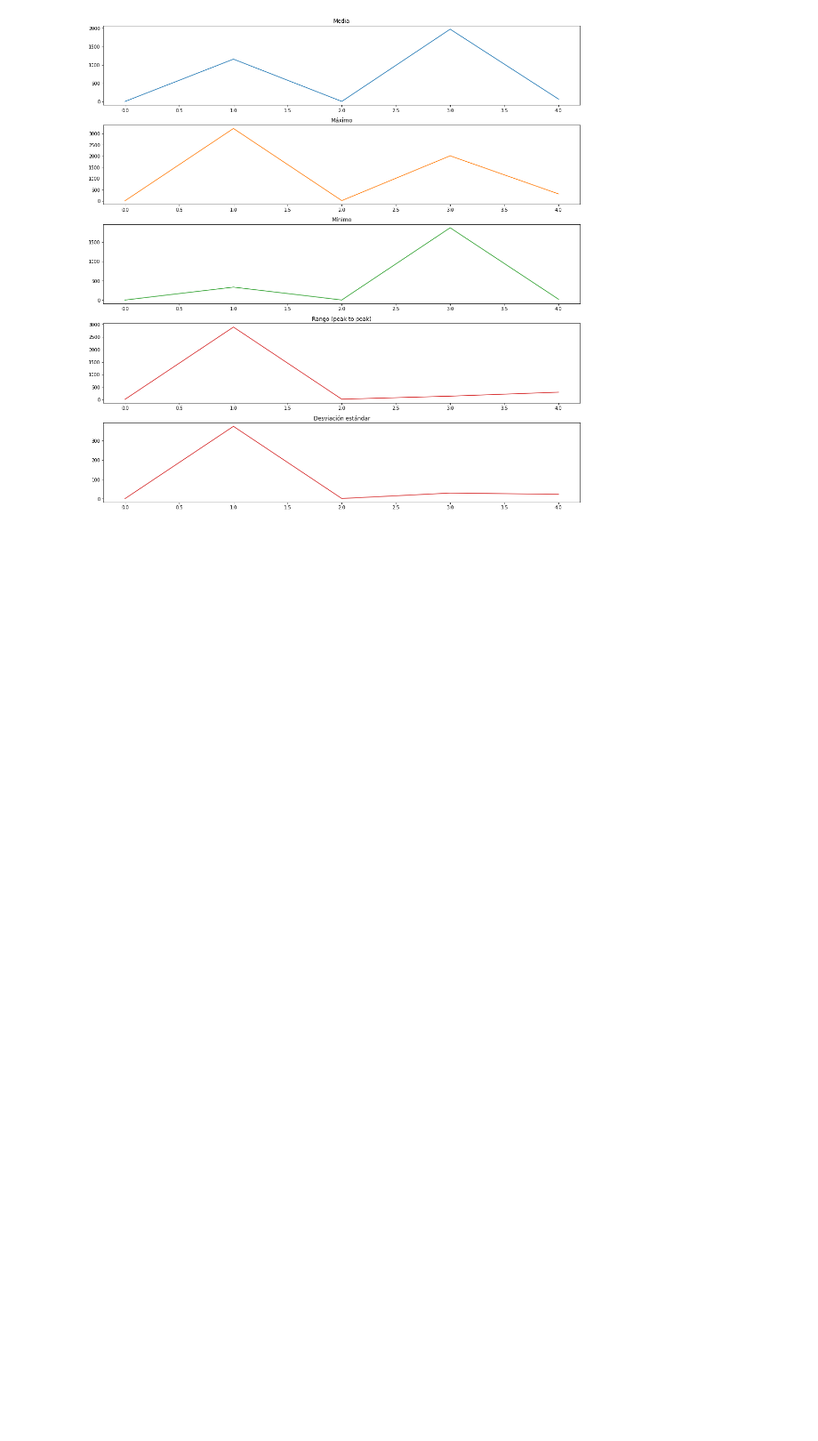
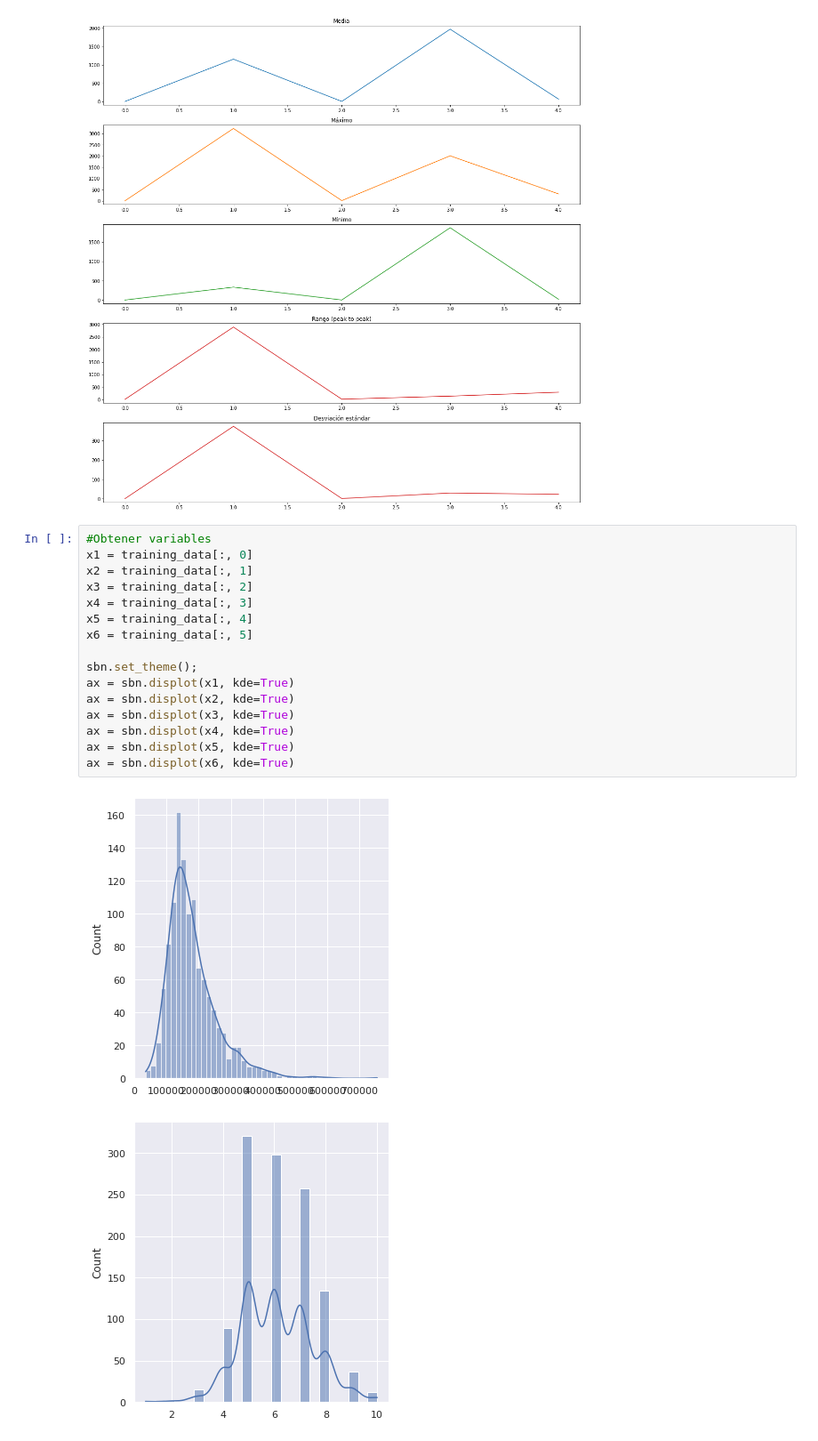
Before and after one commit to JcCastillo/MscDS, a Jupyter notebook: CDP/ProyectoCDP.ipynb, the cells around one changed output. Shown: that part at 89% size. Cells and saved outputs as stored; diff of their text form; blank space fills up the shorter version.

```diff
--- a/CDP/ProyectoCDP.ipynb
+++ b/CDP/ProyectoCDP.ipynb
@@ -50,3 +50,22 @@ fig.set_size_inches(15, 15)
 plt.show()
 # %% [output]
 [figure]
+# %%
+#Obtener variables
+x1 = training_data[:, 0]
+x2 = training_data[:, 1]
+x3 = training_data[:, 2]
+x4 = training_data[:, 3]
+x5 = training_data[:, 4]
+x6 = training_data[:, 5]
+
+sbn.set_theme();
+ax = sbn.displot(x1, kde=True)
+ax = sbn.displot(x2, kde=True)
+ax = sbn.displot(x3, kde=True)
+ax = sbn.displot(x4, kde=True)
+ax = sbn.displot(x5, kde=True)
+ax = sbn.displot(x6, kde=True)
+# %% [output]
+[figure, added]
+[figure, added]
```
Also changed, not shown: parts of 3 cells of this notebook.
